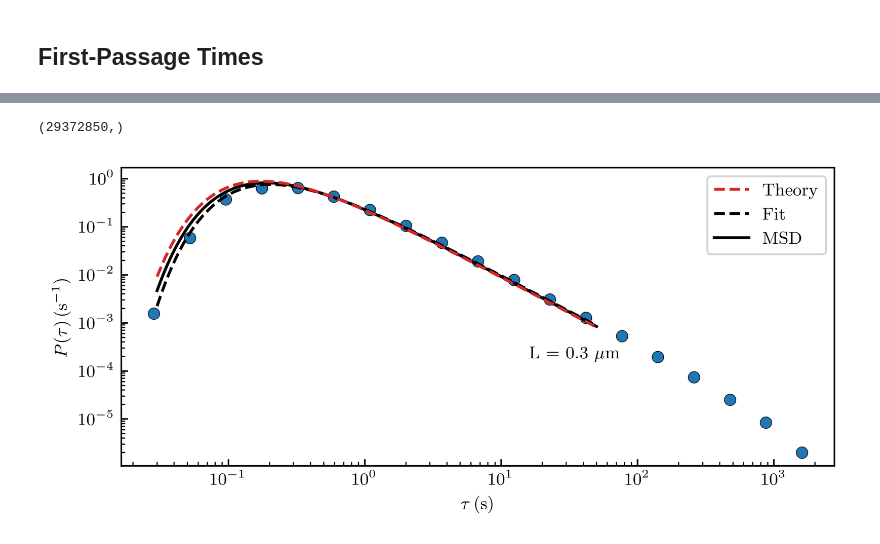
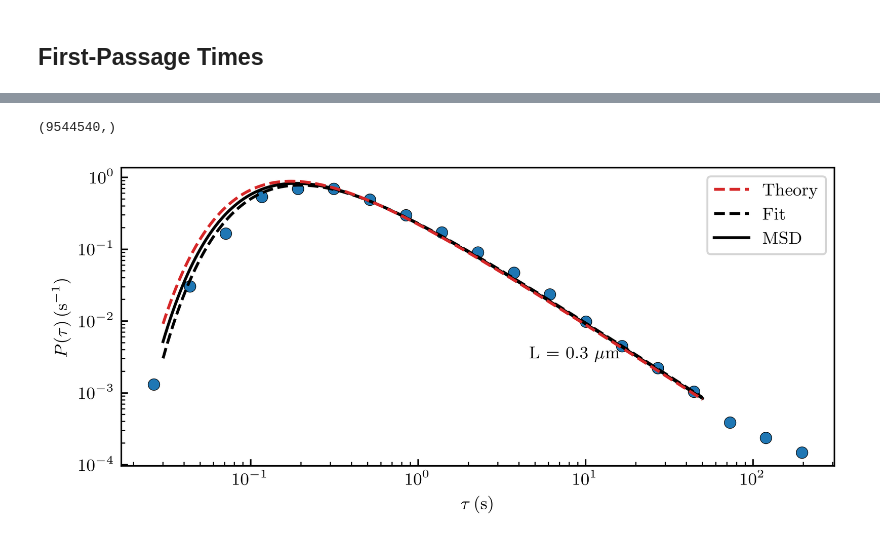
Before and after one commit to nicofares/save_codes, a Jupyter notebook: FPTs/simulation_and_fpt.ipynb, the cells around one changed output, grey strips where cells are left out. Cells and saved outputs as stored; diff of their text form; code cells hidden in the pictures.

```diff
--- a/FPTs/simulation_and_fpt.ipynb
+++ b/FPTs/simulation_and_fpt.ipynb
@@ -476,10 +476,10 @@ plt.show()
 # %% [markdown]
 ## Generate several trajectories
 # %%
-N_traj = 100_000
-Nt = 2
-dt = 1e-4
-Nt_sub = 1
+N_traj = 100
+Nt = 100_000
+dt = 1e-3
+Nt_sub = 10
 
 print(B, lD, lB)
 # %% [output]
@@ -499,6 +499,6 @@ def compute_one_traj(i, dt, Nt, Nt_sub, a, H, lD, lB, B, eta0, T, R0=None):
 %%time
 
 params = [(i, dt, Nt, Nt_sub, a, H, lD, lB, B, eta0, T, None) for i in np.arange(N_traj)]
-with Pool(20) as p:
+with Pool(30) as p:
     res = p.starmap(compute_one_traj, params)
 # %% [output]
@@ -712,7 +713,7 @@ def get_FPT_several_particles(xs, Ls):
         print("L = {} um done.".format(np.round(l*1e6,2)))
     return res
 # %%
-Ls = [100e-9, 300e-9, 1.5e-6]
+Ls = [100e-9, 300e-9]
 # %%
 %%time
 
@@ -736,29 +736,29 @@ print(np.shape(fpt_x))
 bins_FPT_x, _, hist_FPT_x = co.logarithmic_hist(fpt_x, begin=np.min(fpt_x), stop=np.max(fpt_x), num=20, base=10, )
 
 bins_FPT_x_theory = np.logspace(np.log10(3e-2), np.log10(5e1), 1000)
-hist_FPT_x_theory = Levy(bins_FPT_x_theory, L=fpt.L[k], D=meanDx)
+hist_FPT_x_theory = Levy(bins_FPT_x_theory, L=Ls[k], D=meanDx)
 
-popt, _ = curve_fit(lambda t, D: np.log10(Levy(t, L=fpt.L[k], D=D)), bins_FPT_x, np.log10(hist_FPT_x), p0=[meanDx]) # /!\ log fit
-hist_FPT_x_fit = Levy(bins_FPT_x_theory, L=fpt.L[k], D=popt[0])
+popt, _ = curve_fit(lambda t, D: np.log10(Levy(t, L=Ls[k], D=D)), bins_FPT_x, np.log10(hist_FPT_x), p0=[meanDx]) # /!\ log fit
+hist_FPT_x_fit = Levy(bins_FPT_x_theory, L=Ls[k], D=popt[0])
 # %% [output]
-(29372850,)
+(9544540,)
 # %%
 fig, ax = plt.subplots(1, 1, figsize=(15/2.54, 7/2.54))
 ax.loglog(bins_FPT_x, hist_FPT_x, 'o')
 ax.plot(bins_FPT_x_theory, hist_FPT_x_theory, '--', c='tab:red', label=r'Theory', zorder=3)
 ax.plot(bins_FPT_x_theory, hist_FPT_x_fit, '--k', label='Fit')
-ax.plot(bins_FPT_x_theory, Levy(bins_FPT_x_theory, L=fpt.L[k], D=meanDx_MSD), '-k', label='MSD')
+ax.plot(bins_FPT_x_theory, Levy(bins_FPT_x_theory, L=Ls[k], D=meanDx_MSD), '-k', label='MSD')
 ax.set(xlabel=r'$\tau \, \mathrm{(s)}$', ylabel=r'$P(\tau) \, \mathrm{(s^{-1})}$')
 ax.legend()
 ax.annotate(
-    r"L = {} $\mu$m".format(np.round(fpt.L[k] * 1e6, 1)),
+    r"L = {} $\mu$m".format(np.round(Ls[k] * 1e6, 1)),
     xy=(0, 0),  xycoords='axes fraction', xytext=(0.7, 0.4), textcoords='axes fraction', color='k',
     horizontalalignment='right', verticalalignment='top',
     fontsize=9,
 )
 plt.tight_layout()
 plt.show()
 # %% [output]
-[figure, old version]
+[figure, new version]
 # %%
 # fig.savefig('FPT_P_tau.pdf')
```
Also changed, not shown: parts of 14 cells of this notebook.
